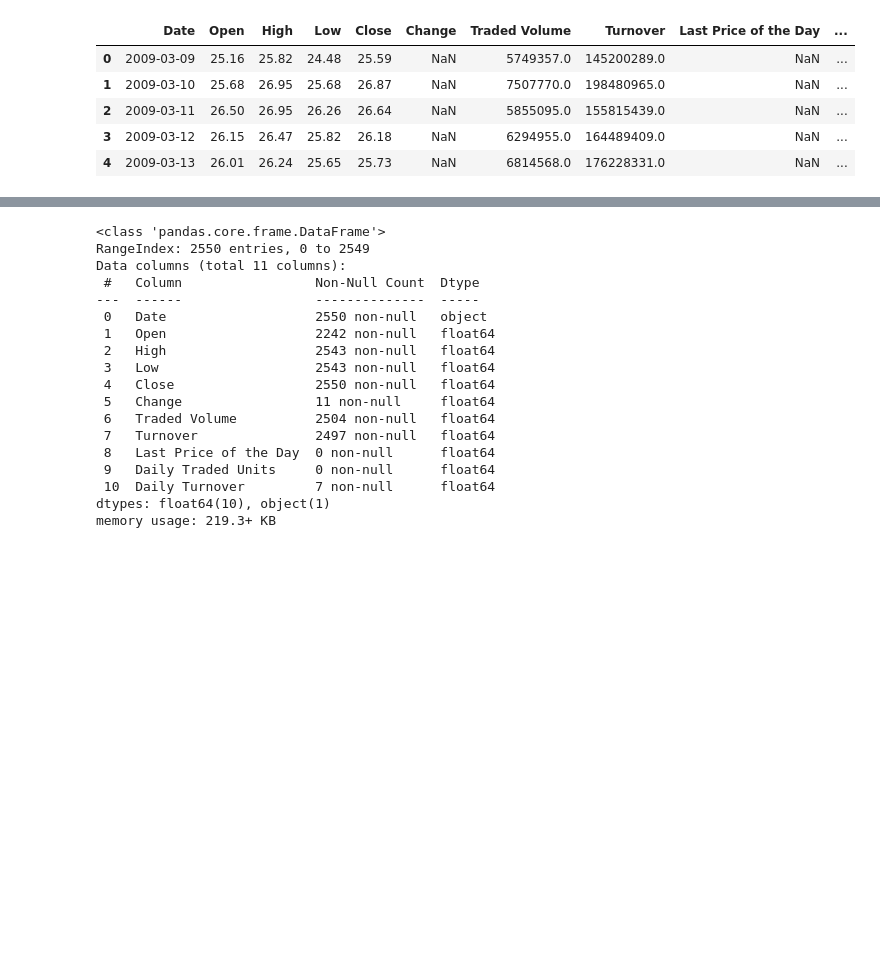
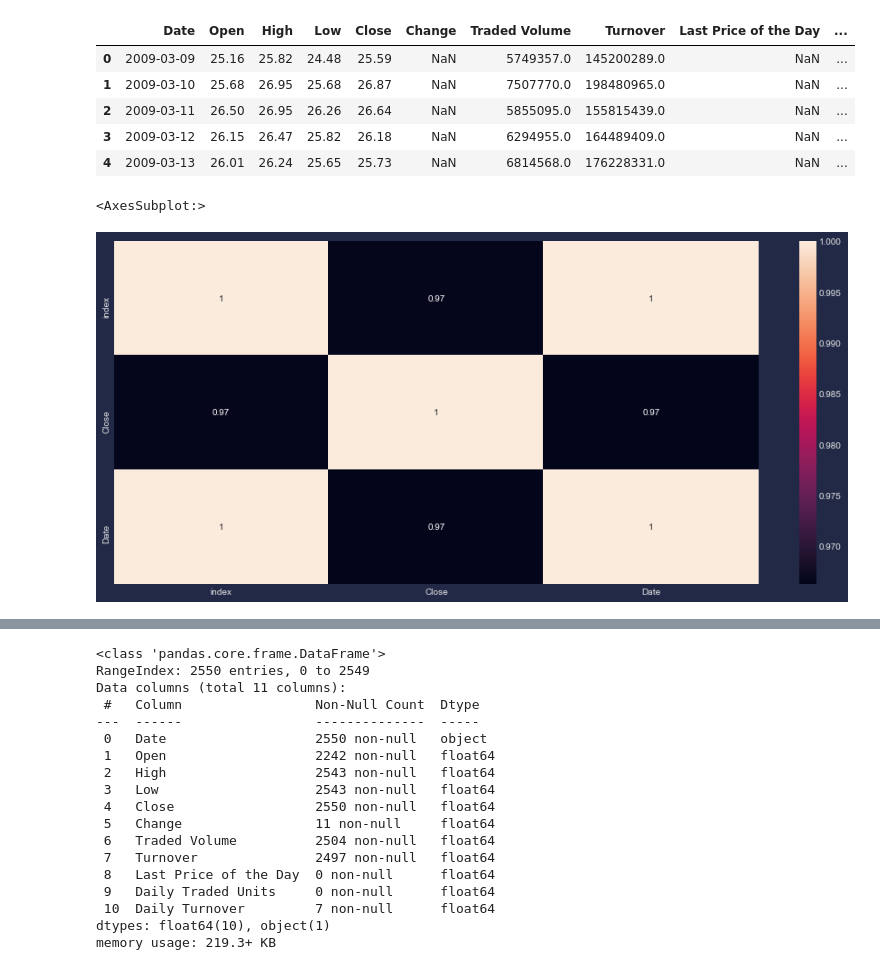
Before and after one commit to isahaji/btc_pricepred_lr, a Jupyter notebook: main.ipynb, the cells around one changed output, grey strips where cells are left out. Saved outputs shown, nothing was run; the diff lists cells and outputs as text; code cells hidden in the pictures; blank space fills up the shorter version.

Commit message:
data viz added

```diff
--- a/main.ipynb
+++ b/main.ipynb
@@ -29,3 +29,12 @@ data.head()
 | 2 | 2009-03-11 | 26.50 | 26.95 | 26.26 | 26.64 | NaN | 5855095.0 | 155815439.0 | NaN | ... |
 | 3 | 2009-03-12 | 26.15 | 26.47 | 25.82 | 26.18 | NaN | 6294955.0 | 164489409.0 | NaN | ... |
 | 4 | 2009-03-13 | 26.01 | 26.24 | 25.65 | 25.73 | NaN | 6814568.0 | 176228331.0 | NaN | ... |
+# %%
+pd.DataFrame(df.corr()['Date']).sort_values(by='Date',ascending=False)
+def resizeplot(l,a):
+    plt.figure(figsize=(l,a))
+resizeplot(16,7)
+sns.heatmap(df.corr(),annot=True)
+# %% [output]
+<AxesSubplot:>
+[figure, added]
```
Also changed, not shown: parts of 5 cells of this notebook, 1 other file.
